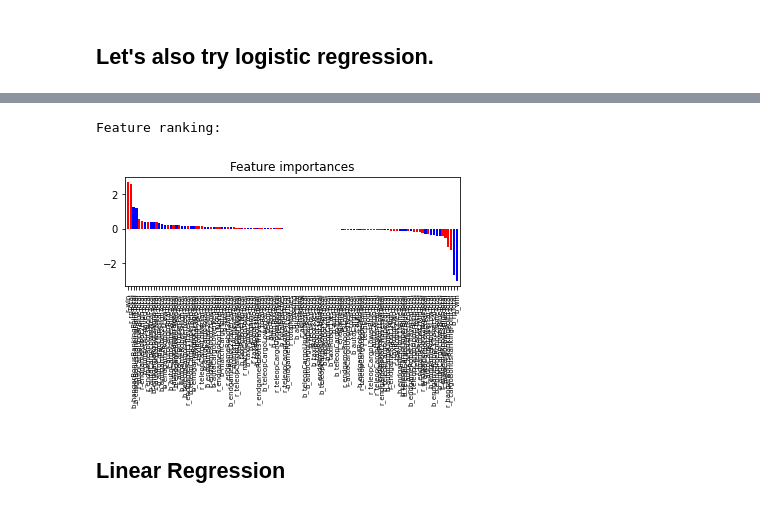
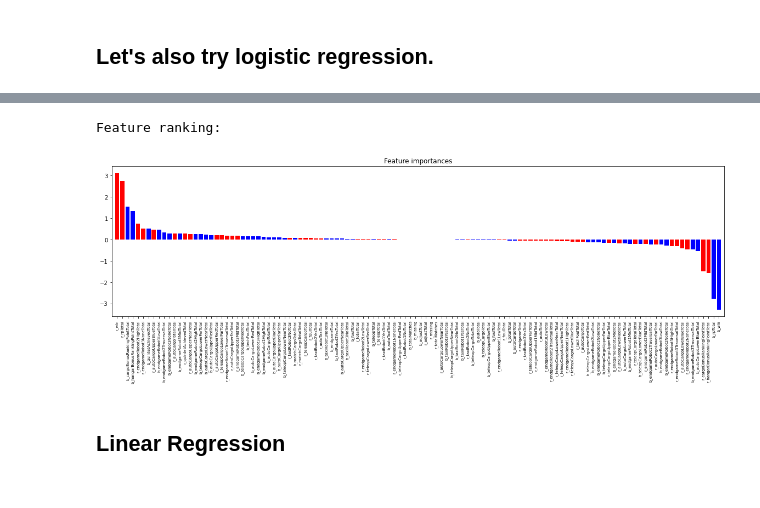
Before and after one commit to simra/FRCModeling, a Jupyter notebook: 2022/More Features.ipynb, the cells around one changed output, grey strips where cells are left out. Saved outputs shown, nothing was run; the diff lists cells and outputs as text; code cells hidden in the pictures.

```diff
--- a/2022/More Features.ipynb
+++ b/2022/More Features.ipynb
@@ -334,6 +334,7 @@ labels = [names[indices[f]].replace('Count','').replace('Points','').replace('re
 # Plot the feature importances of the forest
 %matplotlib inline
 import matplotlib.pyplot as plt
+plt.rcParams["figure.figsize"] = (20, 10)
 plt.figure()
 plt.title("Feature importances")
 plt.bar(range(trainX.shape[1]), importances[indices],
@@ -394,34 +397,35 @@ accuracy_score(testY, lr_predictions)
 importances = classifier.coef_[0]
 #std = np.std([tree.feature_importances_ for tree in classifier.estimators_],
 #             axis=0)
 indices = np.argsort(importances)[::-1]
 names = vectorizer.feature_names_
 
 # Print the feature ranking
 print("Feature ranking:")
 
 #for f in range(trainX.shape[1]):
 #    print("%d. %s (%f)" % (f + 1, names[indices[f]], importances[indices[f]]))
 colors = [names[indices[f]].split('_')[0] for f in range(trainX.shape[1])]
 labels = [names[indices[f]].replace('Count','').replace('Points','').replace('red','r').replace('blue','b') for f in range(trainX.shape[1])]
 # Plot the feature importances of the forest
 %matplotlib inline
 import matplotlib.pyplot as plt
+plt.rcParams["figure.figsize"] = (20, 10)
 plt.figure()
 plt.title("Feature importances")
 plt.bar(range(trainX.shape[1]), importances[indices],
        color=colors,
         #yerr=std[indices],
         align="center")
 plt.xticks(range(trainX.shape[1]), labels, rotation='vertical', fontsize='x-small')
 
 plt.xlim([-1, trainX.shape[1]])
 plt.subplots_adjust(bottom=0.5)
 #plt.legend()
 plt.show()
 # %% [output]
 Feature ranking:
-[figure, old version]
+[figure, new version]
 # %% [markdown]
 ## Linear Regression
 # %%
```
Also changed, not shown: parts of 12 cells of this notebook, 1 other file.
